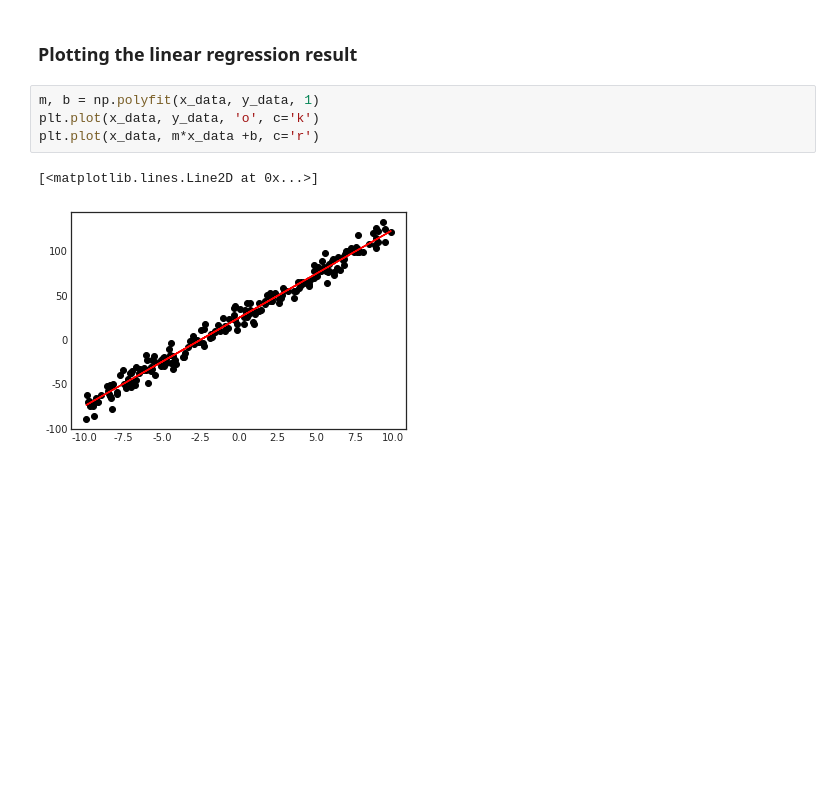
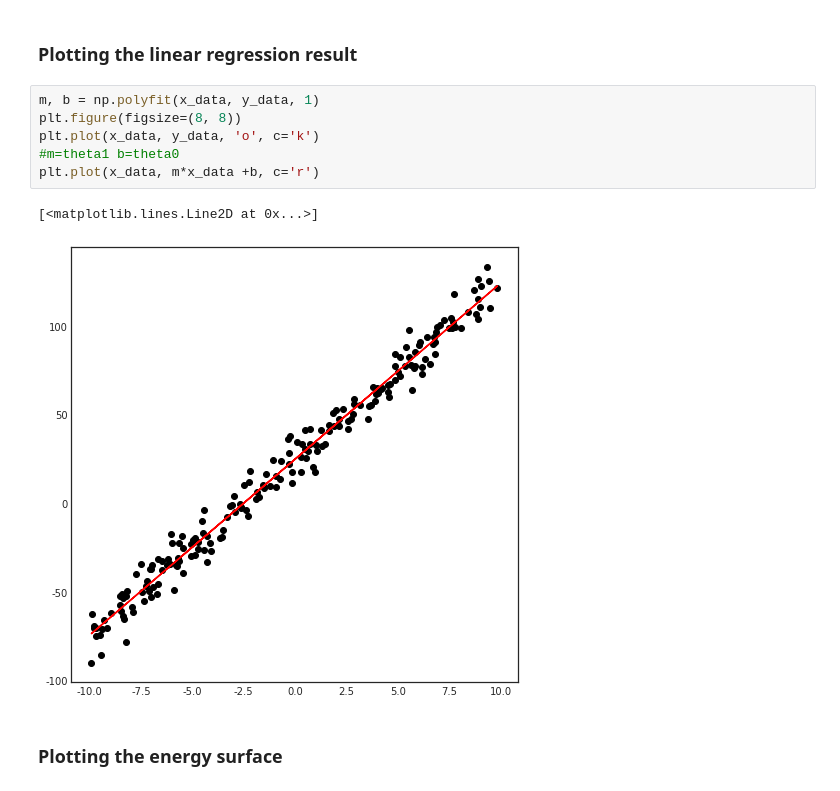
Before and after one commit to cheonginho/Machine-Learing, a Jupyter notebook: ML-assignment03.ipynb, the cells around one changed output. Saved outputs shown, nothing was run; the diff lists cells and outputs as text; blank space fills up the shorter version.

Commit message:
plotting the energy surface

```diff
--- a/ML-assignment03.ipynb
+++ b/ML-assignment03.ipynb
@@ -30,8 +33,12 @@ plt.show()
 ### Plotting the linear regression result
 # %%
 m, b = np.polyfit(x_data, y_data, 1)
+plt.figure(figsize=(8, 8))
 plt.plot(x_data, y_data, 'o', c='k')
+#m=theta1 b=theta0
 plt.plot(x_data, m*x_data +b, c='r')
 # %% [output]
 [<matplotlib.lines.Line2D at 0x...>]
-[figure, old version]
+[figure, new version]
+# %% [markdown]
+###    Plotting the energy surface
```
Also changed, not shown: parts of 4 cells of this notebook.
